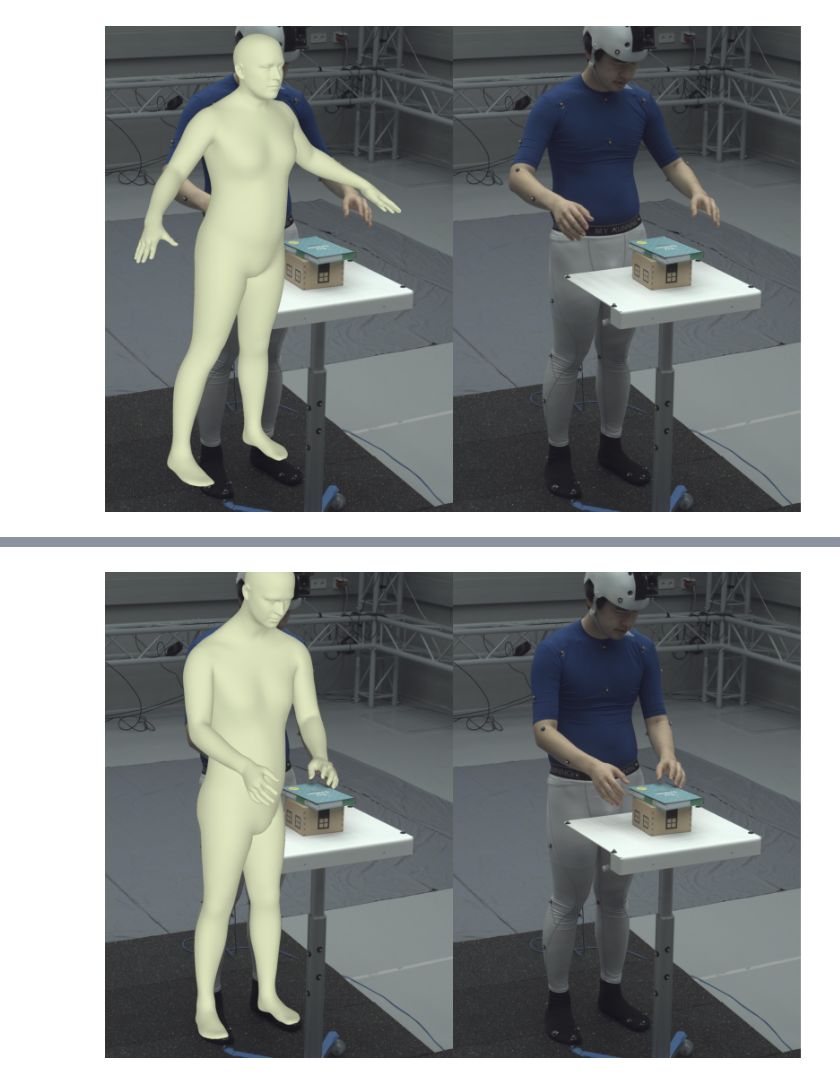
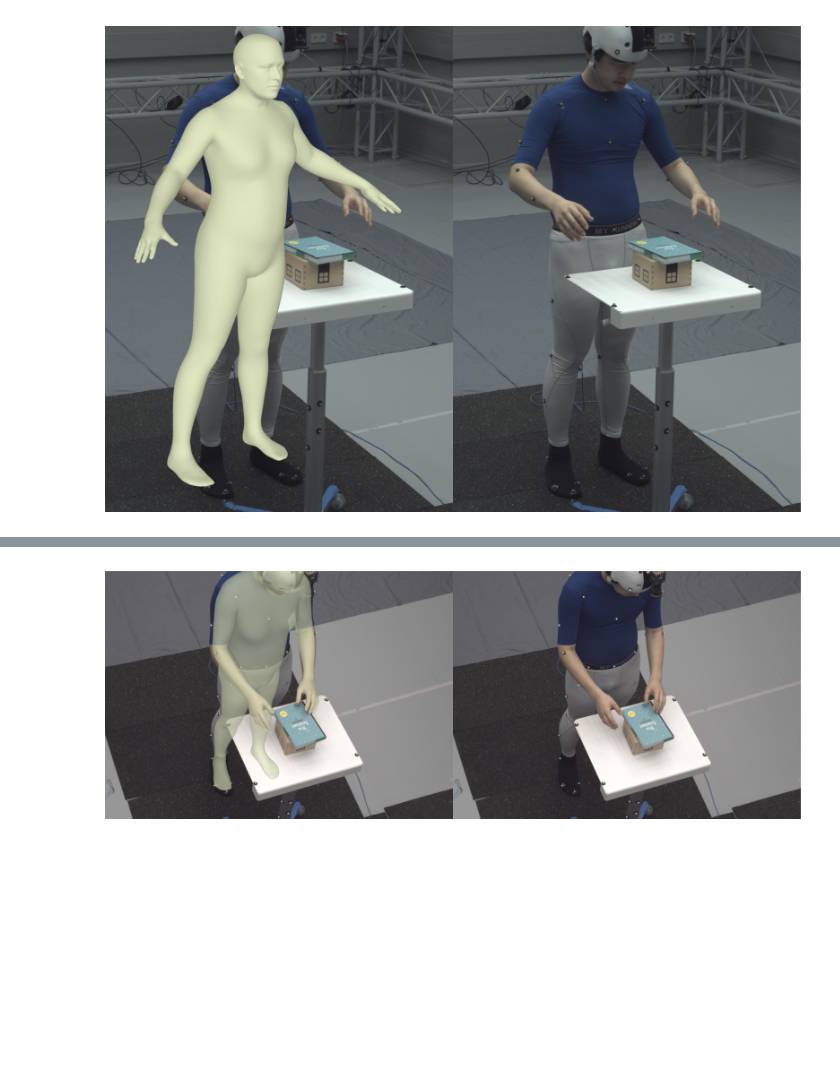
Before and after one commit to fantaosha/arctic, a Jupyter notebook: scripts/init_single_frame_fitting.ipynb, the cells around one changed output, grey strips where cells are left out. Cells and saved outputs as stored; diff of their text form; code cells hidden in the pictures; blank space fills up the shorter version.

```diff
--- a/scripts/init_single_frame_fitting.ipynb
+++ b/scripts/init_single_frame_fitting.ipynb
@@ -101,4 +101,4 @@ with open(
 ) as f:
     meta_data = json.load(f)
 # %%
-img_dir = os.path.join(data_dir, "images", cfg.sequence)
+img_dir = os.path.join(info_dir, "images", cfg.sequence)
@@ -195,6 +245,8 @@ Converting to lod3...
 # %%
 seq: str = cfg.sequence
 subject: str = seq.split("/")[0]
+
+seq_dir = os.path.join("/private/home/taoshaf/data/arctic", seq)
 
 offset = meta_data[subject]["ioi_offset"]
 cams_int = torch.from_numpy(np.array(meta_data[subject]["intris_mat"])).to(
@@ -214,7 +266,7 @@ cams_ext = torch.from_numpy(np.array(meta_data[subject]["world2cam"])).to(
 )[:, :3]
 cams_ext[:, :3, 3] *= 100
 
-mocap_path = os.path.join(data_dir, "mocap_npy")
+mocap_path = os.path.join(info_dir, "mocap_npy")
 mocap_file = os.path.join(mocap_path, f"{seq.replace('/', '_')}.npy")
 mocap_data = np.load(mocap_file, allow_pickle=True)[()]
 
@@ -259,6 +434,8 @@ num_frames = len(frame_idxs)
 # %%
 skel_params = torch.zeros(num_frames, model.num_skel_params, device=device, dtype=dtype)
-shape_params = torch.zeros(num_frames, model.num_shape_comps, device=device, dtype=dtype)
+shape_params = torch.zeros(
+    num_frames, model.num_shape_comps, device=device, dtype=dtype
+)
 
 torso_idxs = [MARKERS.index(marker) for marker in TORSO_MARKERS]
 skel_params[..., :6] = estimate_root_pose(
@@ -296,6 +473,7 @@ variables = {
 }
 
 opt_info = {}
+opt_info["keypoint_sparse_2d"] = keypoint_sparse_2d_info
 opt_info["keypoint_dense_2d"] = keypoint_dense_2d_info
 opt_info["keypoint_dense_3d"] = keypoint_dense_3d_info
 
@@ -304,6 +482,13 @@ opt_data["keypoint_dense_3d"] = {
     "keypoint_3d_poses": keypoint_dense_3d_poses,
     "keypoint_3d_scores": keypoint_dense_3d_scores,
 }
+opt_data["keypoint_sparse_2d"] = {
+    "keypoint_2d_pixels": keypoint_sparse_2d_pixels,
+    "keypoint_2d_scores": keypoint_sparse_2d_scores,
+    "keypoint_2d_masks": keypoint_sparse_2d_masks,
+    "keypoint_3d_pixels": keypoint_sparse_3d_poses,
+    "keypoint_3d_masks": keypoint_sparse_3d_masks,
+}
 # %%
 variables, opt_params, opt_states = optimize_stages(
     cfg.optim.init,
@@ -358,23 +543,24 @@ opt_params_cached = deepcopy(opt_params)
 opt_states_cached = deepcopy(opt_states)
 # %%
 batch_idx = 20
-cam_idx = 0
+cam_idx = 3
 frame_idx = frame_idxs[batch_idx]
 cam = cameras[cam_idx]
 
 img_file = os.path.join(img_dir, cam, f"{frame_idx:05}.jpg")
 img = cv2.imread(img_file)[:, :, ::-1]
 
 mesh = plot_result(
     model,
     skel_params=variables["skel_params"][batch_idx],
     shape_params=variables["shape_params"][batch_idx],
     cam_ext=variables["cameras_ext"][batch_idx, cam_idx],
     cam_int=variables["cameras_int"][batch_idx, cam_idx],
     image=img,
     bbox=np.array([0, 0, 2000, 2800]),
     scale=100,
-    alpha=1,
+    # keypoints=keypoint_sparse_2d_pixels[batch_idx, cam_idx].cpu().numpy(),
+    alpha=0.65,
 )
 # %% [output]
-[figure, old version]
+[figure, new version]
```
Also changed, not shown: parts of 7 cells of this notebook, 5 other files.
